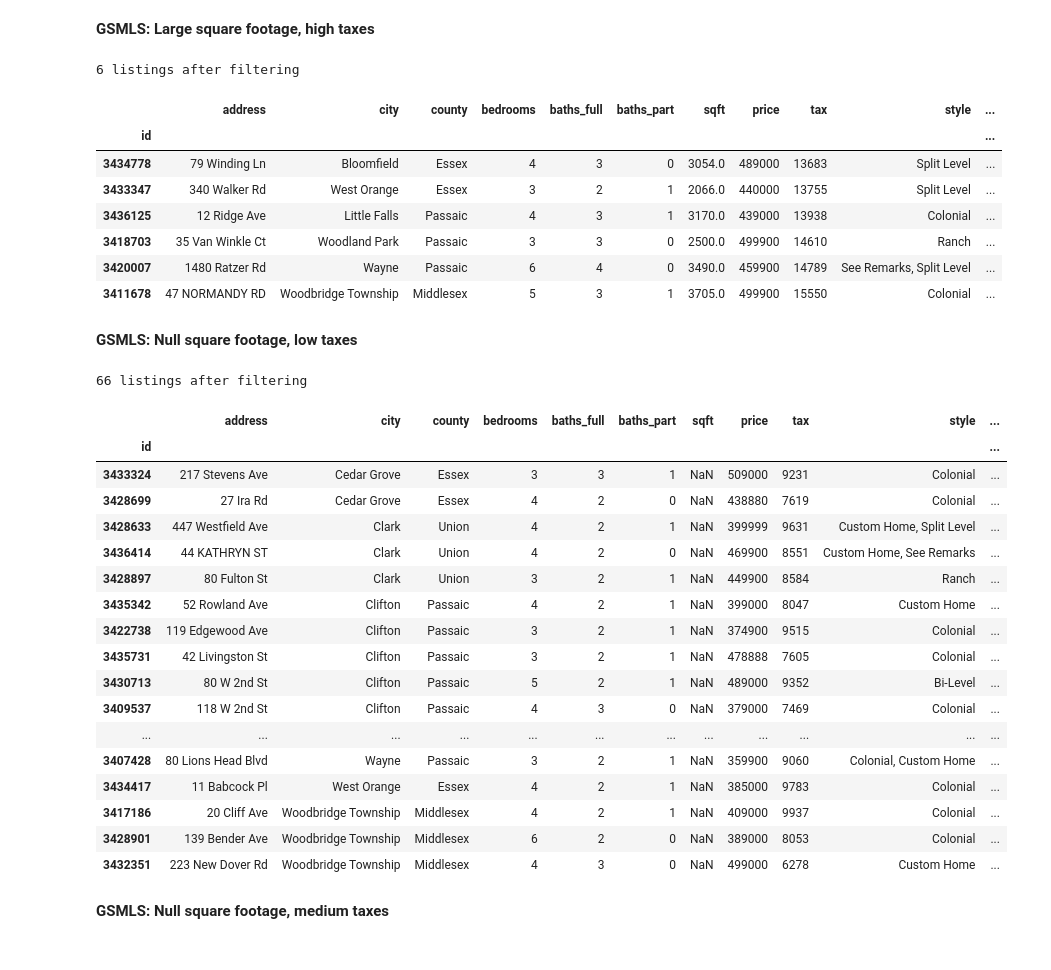
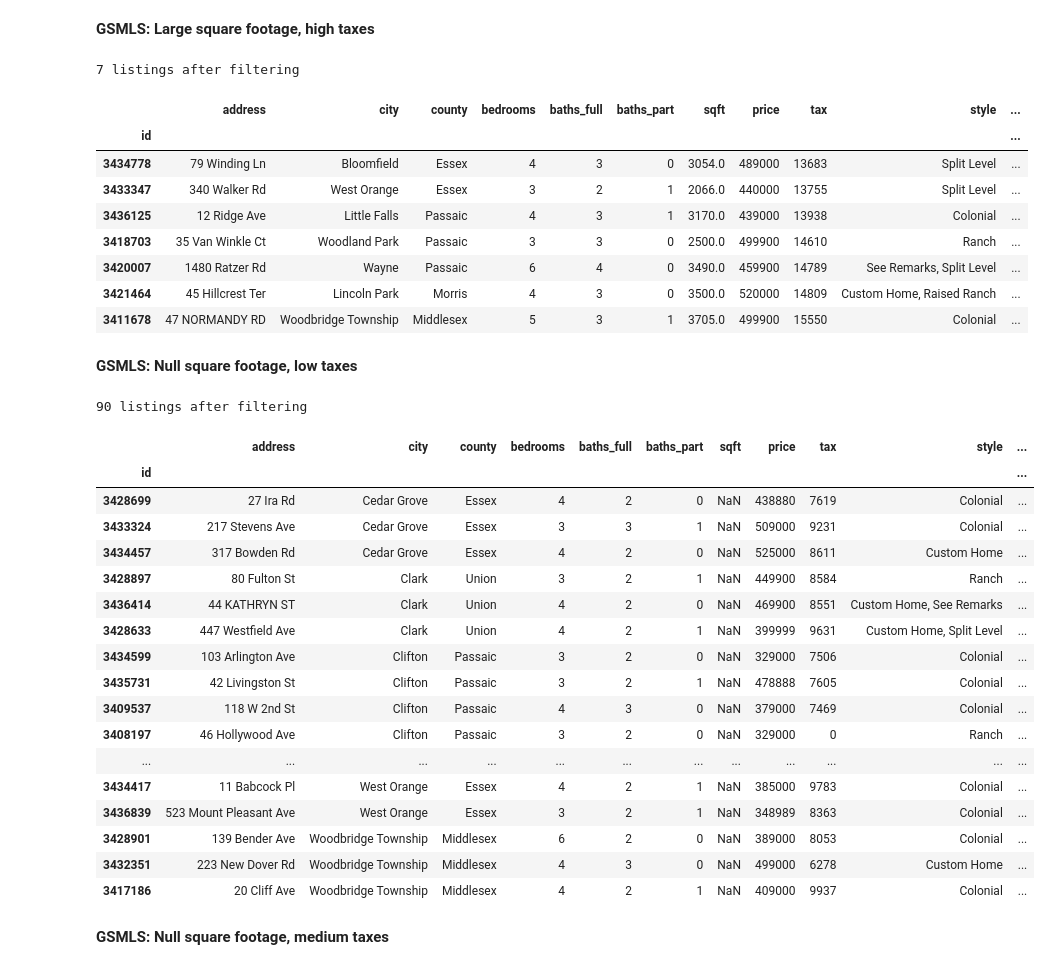
Before and after one commit to AlJohri/nj-house-search, a Jupyter notebook: gsmls.ipynb, the cells around one changed output. Drawn from its saved outputs; the diff is of its cells as text; code cells hidden in the pictures.

```diff
--- a/gsmls.ipynb
+++ b/gsmls.ipynb
@@ -34,14 +34,0 @@ def preview_gsmls_df(mydf, save=False):
-# %%
-counties = ['Passaic', 'Hudson','Essex', 'Middlesex', 'Morris', 'Bergen', 'Union', 'Sussex',]
-
-ONE_HOUR = 3600
-TEN_MINUTES = ONE_HOUR/6
-HALF_HOUR = ONE_HOUR / 2
-ONE_HOUR_TEN_MINUTES = ONE_HOUR + TEN_MINUTES
-ONE_HOUR_THIRTY_MINUTES = ONE_HOUR + HALF_HOUR
-ONE_HOUR_FORTY_MINUTES = ONE_HOUR + HALF_HOUR + TEN_MINUTES
-
-blacklist_cities = [
-    'Paterson', 'East Orange', 'City of Orange', 'Belleville', 'Elizabeth',
-    'Jefferson', 'Passaic', 'Newark', 'East Newark', 'Linden', 'Nutley',
-    'Garfield', 'Hillside', 'Little Ferry']
@@ -54,16 +48,16 @@ listings = []
 for county in tqdm(counties):
 
     listings += get_listings(county,
-                           min_list_price=350000,
-                           max_list_price=400000,
-                           min_bedrooms=3,
-                           min_bathrooms=2)
+                           min_list_price=MIN_PRICE,
+                           max_list_price=int(math.floor((MAX_PRICE+MIN_PRICE)/2)),
+                           min_bedrooms=MIN_BEDS,
+                           min_bathrooms=MIN_BATHS)
 
     listings += get_listings(county,
-                           min_list_price=400000,
-                           max_list_price=515000,
-                           min_bedrooms=3,
-                           min_bathrooms=2)
+                           min_list_price=int(math.ceil((MAX_PRICE+MIN_PRICE)/2)),
+                           max_list_price=MAX_PRICE,
+                           min_bedrooms=MIN_BEDS,
+                           min_bathrooms=MIN_BATHS)
 
 print(f"Downloaded {len(listings)} listings from GSMLS.")
 gsmls_listings = [x for x in listings if x['address']]
@@ -132,9 +135,9 @@ If you're reading this message in another frontend (for example, a static render
 gsmls_filters = lambda x: ((x.address.notnull()) &
                             (~x.city.isin(blacklist_cities)) &
                             (x.barnabas_duration < HALF_HOUR + TEN_MINUTES) &
-                            ((x.park_and_ride_duration1 < TEN_MINUTES) & (x.park_and_ride_duration < ONE_HOUR_TEN_MINUTES) | (x.nyc_duration < ONE_HOUR_TEN_MINUTES)) &
+                            ((x.park_and_ride_duration1 < TEN_MINUTES) & (x.park_and_ride_duration < ONE_HOUR + TEN_MINUTES) | (x.nyc_duration < ONE_HOUR + TEN_MINUTES)) &
                             (~x['style'].str.contains('Townhouse', case=False)) &
-#                             (~x['style'].str.contains('Bi-Level', case=False)) &
+                            # (~x['style'].str.contains('Bi-Level', case=False)) &
                             (~x['style'].str.contains('Cape Cod', case=False)) &
                             (~x['style'].str.contains('Multi Floor Unit', case=False)) &
                             (~x['style'].str.contains('1/2 Duplex', case=False)) &
@@ -198,13 +206,13 @@ preview_gsmls_df(df1b)
 # %% [markdown]
 **GSMLS: Large square footage, high taxes**
 # %%
-df1bb = show_gsmls()
-df1bb = df1bb[(df1bb.sqft > 2000) & (df1bb.tax > 13500) & (df1bb.tax < 16000)]
-df1bb = df1bb.sort_values('tax')
-print(len(df1bb), "listings after filtering")
-preview_gsmls_df(df1bb)
+df = show_gsmls()
+df = df[(df.sqft > 2000) & (df.tax > 13500) & (df.tax < MAX_TAX)]
+df = df.sort_values('tax')
+print(len(df), "listings after filtering")
+preview_gsmls_df(df)
 # %% [output]
-6 listings after filtering
+7 listings after filtering
 |  | address | city | county | bedrooms | baths_full | baths_part | sqft | price | tax | style | ... |
 | id |  |  |  |  |  |  |  |  |  |  | ... |
 | 3434778 | 79 Winding Ln | Bloomfield | Essex | 4 | 3 | 0 | 3054.0 | 489000 | 13683 | Split Level | ... |
@@ -212,35 +220,36 @@ preview_gsmls_df(df1bb)
 | 3436125 | 12 Ridge Ave | Little Falls | Passaic | 4 | 3 | 1 | 3170.0 | 439000 | 13938 | Colonial | ... |
 | 3418703 | 35 Van Winkle Ct | Woodland Park | Passaic | 3 | 3 | 0 | 2500.0 | 499900 | 14610 | Ranch | ... |
 | 3420007 | 1480 Ratzer Rd | Wayne | Passaic | 6 | 4 | 0 | 3490.0 | 459900 | 14789 | See Remarks, Split Level | ... |
+| 3421464 | 45 Hillcrest Ter | Lincoln Park | Morris | 4 | 3 | 0 | 3500.0 | 520000 | 14809 | Custom Home, Raised Ranch | ... |
 | 3411678 | 47 NORMANDY RD | Woodbridge Township | Middlesex | 5 | 3 | 1 | 3705.0 | 499900 | 15550 | Colonial | ... |
 # %% [markdown]
 **GSMLS: Null square footage, low taxes**
 # %%
-df1c = show_gsmls()
-df1c = df1c[(df1c.sqft.isnull()) & (df1c.tax < 10000)]
-df1c = df1c.sort_values('city')
-print(len(df1c), "listings after filtering")
-preview_gsmls_df(df1c)
+df = show_gsmls()
+df = df[(df.sqft.isnull()) & (df.tax < 10000)]
+df = df.sort_values('city')
+print(len(df), "listings after filtering")
+preview_gsmls_df(df)
 # %% [output]
-66 listings after filtering
+90 listings after filtering
 |  | address | city | county | bedrooms | baths_full | baths_part | sqft | price | tax | style | ... |
 | id |  |  |  |  |  |  |  |  |  |  | ... |
+| 3428699 | 27 Ira Rd | Cedar Grove | Essex | 4 | 2 | 0 | NaN | 438880 | 7619 | Colonial | ... |
 | 3433324 | 217 Stevens Ave | Cedar Grove | Essex | 3 | 3 | 1 | NaN | 509000 | 9231 | Colonial | ... |
-| 3428699 | 27 Ira Rd | Cedar Grove | Essex | 4 | 2 | 0 | NaN | 438880 | 7619 | Colonial | ... |
+| 3434457 | 317 Bowden Rd | Cedar Grove | Essex | 4 | 2 | 0 | NaN | 525000 | 8611 | Custom Home | ... |
+| 3428897 | 80 Fulton St | Clark | Union | 3 | 2 | 1 | NaN | 449900 | 8584 | Ranch | ... |
+| 3436414 | 44 KATHRYN ST | Clark | Union | 4 | 2 | 0 | NaN | 469900 | 8551 | Custom Home, See Remarks | ... |
 | 3428633 | 447 Westfield Ave | Clark | Union | 4 | 2 | 1 | NaN | 399999 | 9631 | Custom Home, Split Level | ... |
-| 3436414 | 44 KATHRYN ST | Clark | Union | 4 | 2 | 0 | NaN | 469900 | 8551 | Custom Home, See Remarks | ... |
-| 3428897 | 80 Fulton St | Clark | Union | 3 | 2 | 1 | NaN | 449900 | 8584 | Ranch | ... |
-| 3435342 | 52 Rowland Ave | Clifton | Passaic | 4 | 2 | 1 | NaN | 399000 | 8047 | Custom Home | ... |
-| 3422738 | 119 Edgewood Ave | Clifton | Passaic | 3 | 2 | 1 | NaN | 374900 | 9515 | Colonial | ... |
+| 3434599 | 103 Arlington Ave | Clifton | Passaic | 3 | 2 | 0 | NaN | 329000 | 7506 | Colonial | ... |
 | 3435731 | 42 Livingston St | Clifton | Passaic | 3 | 2 | 1 | NaN | 478888 | 7605 | Colonial | ... |
-| 3430713 | 80 W 2nd St | Clifton | Passaic | 5 | 2 | 1 | NaN | 489000 | 9352 | Bi-Level | ... |
 | 3409537 | 118 W 2nd St | Clifton | Passaic | 4 | 3 | 0 | NaN | 379000 | 7469 | Colonial | ... |
+| 3408197 | 46 Hollywood Ave | Clifton | Passaic | 3 | 2 | 0 | NaN | 329000 | 0 | Ranch | ... |
 | ... | ... | ... | ... | ... | ... | ... | ... | ... | ... | ... | ... |
-| 3407428 | 80 Lions Head Blvd | Wayne | Passaic | 3 | 2 | 1 | NaN | 359900 | 9060 | Colonial, Custom Home | ... |
 | 3434417 | 11 Babcock Pl | West Orange | Essex | 4 | 2 | 1 | NaN | 385000 | 9783 | Colonial | ... |
-| 3417186 | 20 Cliff Ave | Woodbridge Township | Middlesex | 4 | 2 | 1 | NaN | 409000 | 9937 | Colonial | ... |
+| 3436839 | 523 Mount Pleasant Ave | West Orange | Essex | 3 | 2 | 1 | NaN | 348989 | 8363 | Colonial | ... |
 | 3428901 | 139 Bender Ave | Woodbridge Township | Middlesex | 6 | 2 | 0 | NaN | 389000 | 8053 | Colonial | ... |
 | 3432351 | 223 New Dover Rd | Woodbridge Township | Middlesex | 4 | 3 | 0 | NaN | 499000 | 6278 | Custom Home | ... |
+| 3417186 | 20 Cliff Ave | Woodbridge Township | Middlesex | 4 | 2 | 1 | NaN | 409000 | 9937 | Colonial | ... |
 # %% [markdown]
 **GSMLS: Null square footage, medium taxes**
 # %%
```
Also changed, not shown: parts of 10 cells of this notebook, 6 other files.
